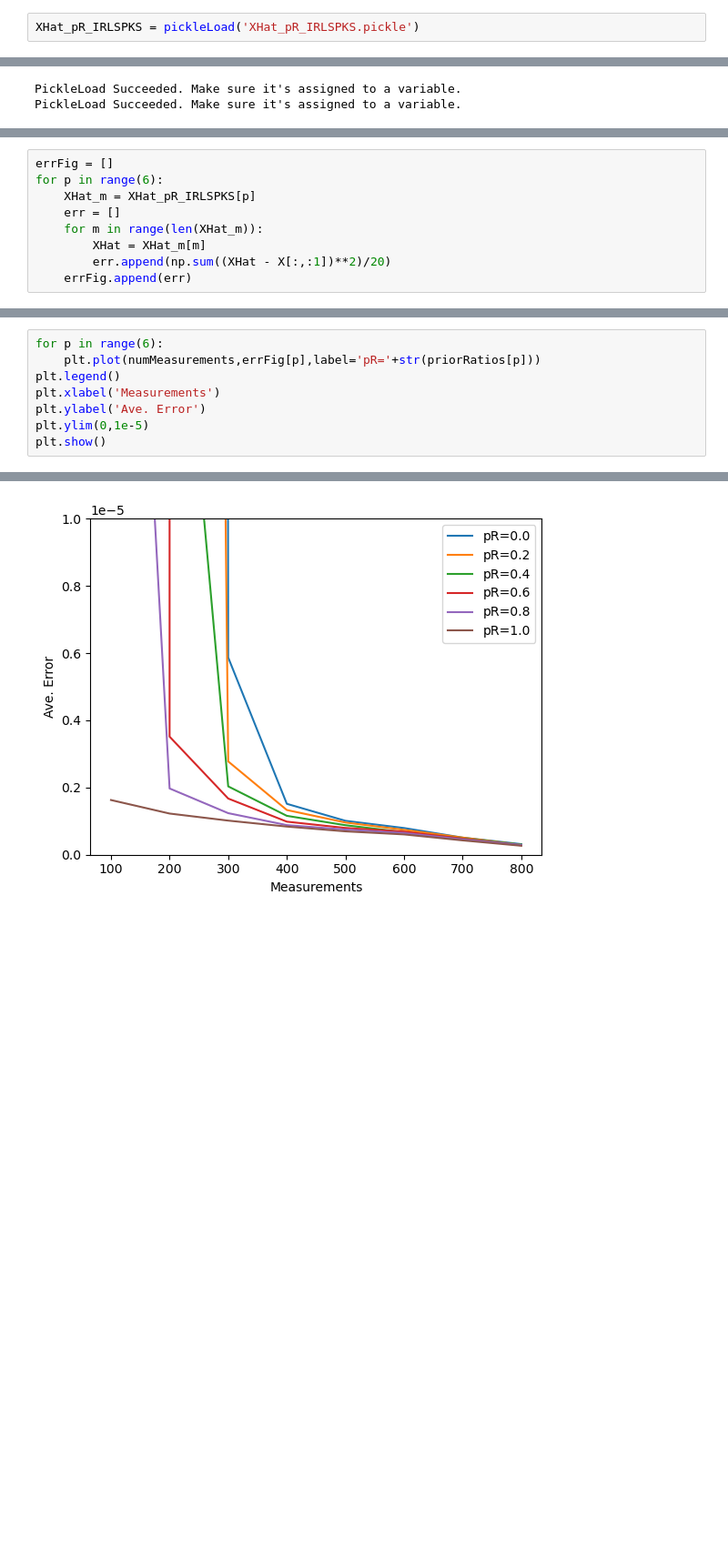
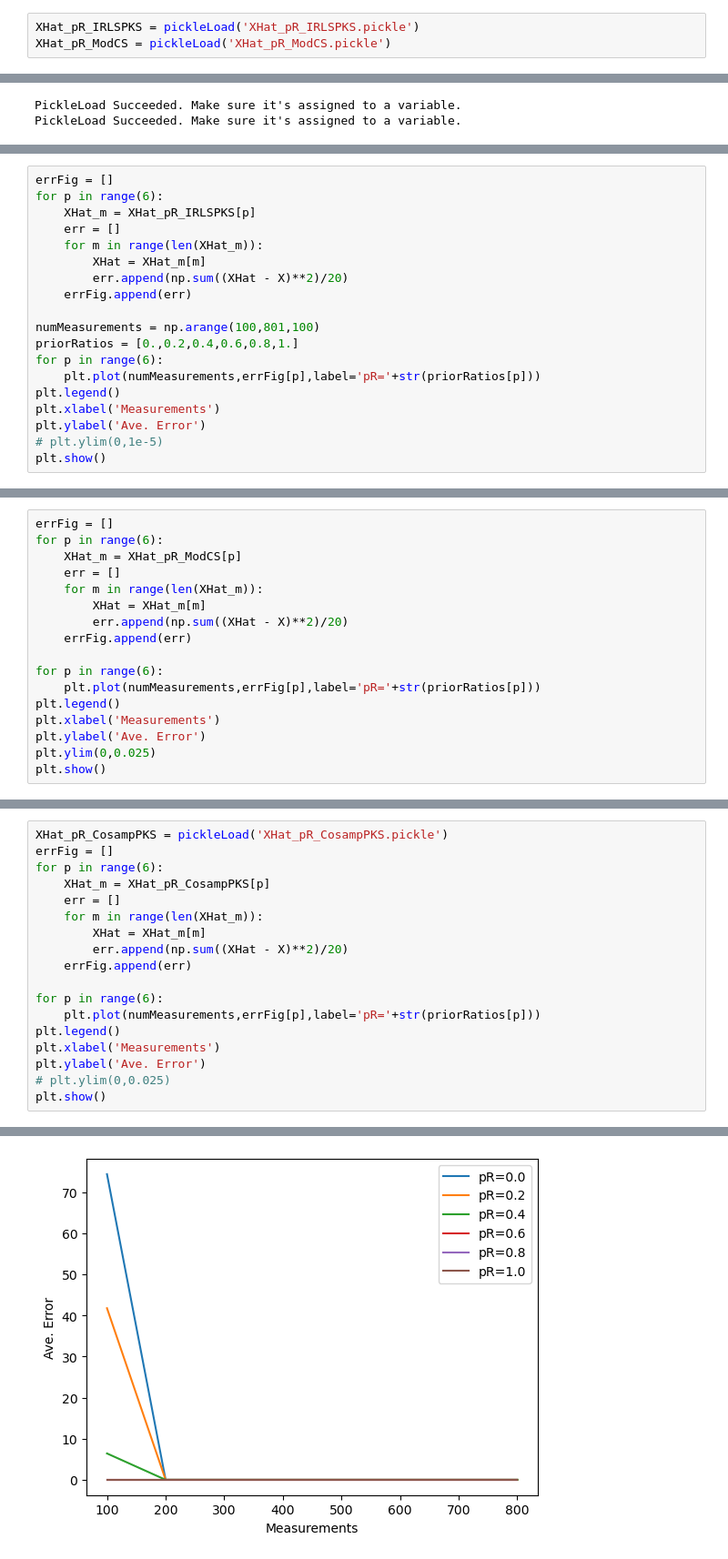
Before and after one commit to LIU-Xnd/CompressiveSensing, a Jupyter notebook: Test.ipynb, the cells around one changed output, grey strips where cells are left out. Shown at 91% size. Drawn from its saved outputs; the diff is of its cells as text; blank space fills up the shorter version.

```diff
--- a/Test.ipynb
+++ b/Test.ipynb
@@ -37,5 +37,6 @@ X = pickleLoad('X')
 PickleLoad Succeeded. Make sure it's assigned to a variable.
 # %%
 XHat_pR_IRLSPKS = pickleLoad('XHat_pR_IRLSPKS.pickle')
+XHat_pR_ModCS = pickleLoad('XHat_pR_ModCS.pickle')
 # %% [output]
 PickleLoad Succeeded. Make sure it's assigned to a variable.
@@ -168,0 +55,19 @@ One class of batch `XHat_m` recovered w.r.t. a priorRatio. -> XHat_pR[c],c:5
+# %%
+errFig = []
+for p in range(6):
+    XHat_m = XHat_pR_IRLSPKS[p]
+    err = []
+    for m in range(len(XHat_m)):
+        XHat = XHat_m[m]
+        err.append(np.sum((XHat - X)**2)/20)
+    errFig.append(err)
+
+numMeasurements = np.arange(100,801,100)
+priorRatios = [0.,0.2,0.4,0.6,0.8,1.]
+for p in range(6):
+    plt.plot(numMeasurements,errFig[p],label='pR='+str(priorRatios[p]))
+plt.legend()
+plt.xlabel('Measurements')
+plt.ylabel('Ave. Error')
+# plt.ylim(0,1e-5)
+plt.show()
@@ -169,9 +76,17 @@ One class of batch `XHat_m` recovered w.r.t. a priorRatio. -> XHat_pR[c],c:5
 # %%
 errFig = []
 for p in range(6):
-    XHat_m = XHat_pR_IRLSPKS[p]
+    XHat_m = XHat_pR_ModCS[p]
     err = []
     for m in range(len(XHat_m)):
         XHat = XHat_m[m]
-        err.append(np.sum((XHat - X[:,:1])**2)/20)
+        err.append(np.sum((XHat - X)**2)/20)
     errFig.append(err)
+
+for p in range(6):
+    plt.plot(numMeasurements,errFig[p],label='pR='+str(priorRatios[p]))
+plt.legend()
+plt.xlabel('Measurements')
+plt.ylabel('Ave. Error')
+plt.ylim(0,0.025)
+plt.show()
@@ -181,9 +95,19 @@ priorRatios = [0.,0.2,0.4,0.6,0.8,1.]
 # %%
+XHat_pR_CosampPKS = pickleLoad('XHat_pR_CosampPKS.pickle')
+errFig = []
+for p in range(6):
+    XHat_m = XHat_pR_CosampPKS[p]
+    err = []
+    for m in range(len(XHat_m)):
+        XHat = XHat_m[m]
+        err.append(np.sum((XHat - X)**2)/20)
+    errFig.append(err)
+
 for p in range(6):
     plt.plot(numMeasurements,errFig[p],label='pR='+str(priorRatios[p]))
 plt.legend()
 plt.xlabel('Measurements')
 plt.ylabel('Ave. Error')
-plt.ylim(0,1e-5)
+# plt.ylim(0,0.025)
 plt.show()
 # %% [output]
@@ -190 +115 @@ plt.show()
-[figure, old version]
+[figure, new version]
```
Also changed, not shown: parts of 12 cells of this notebook, 1 other file.
